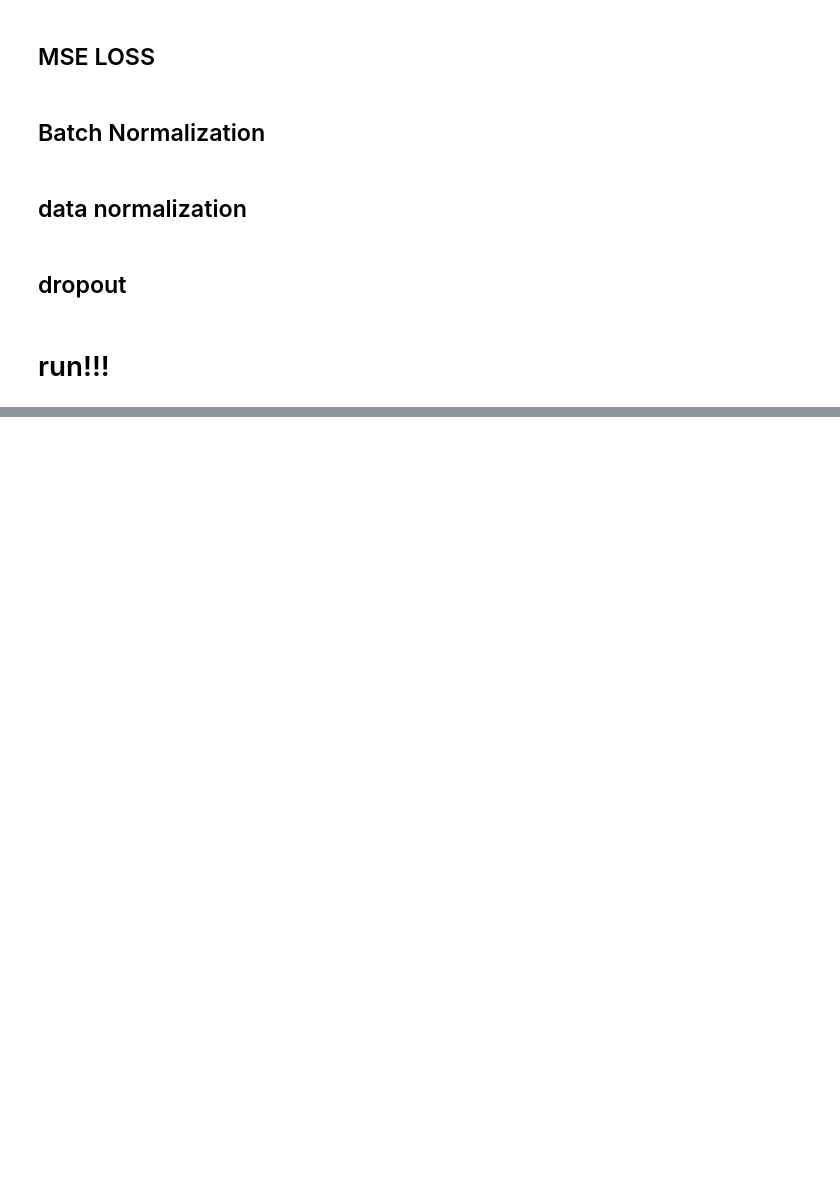
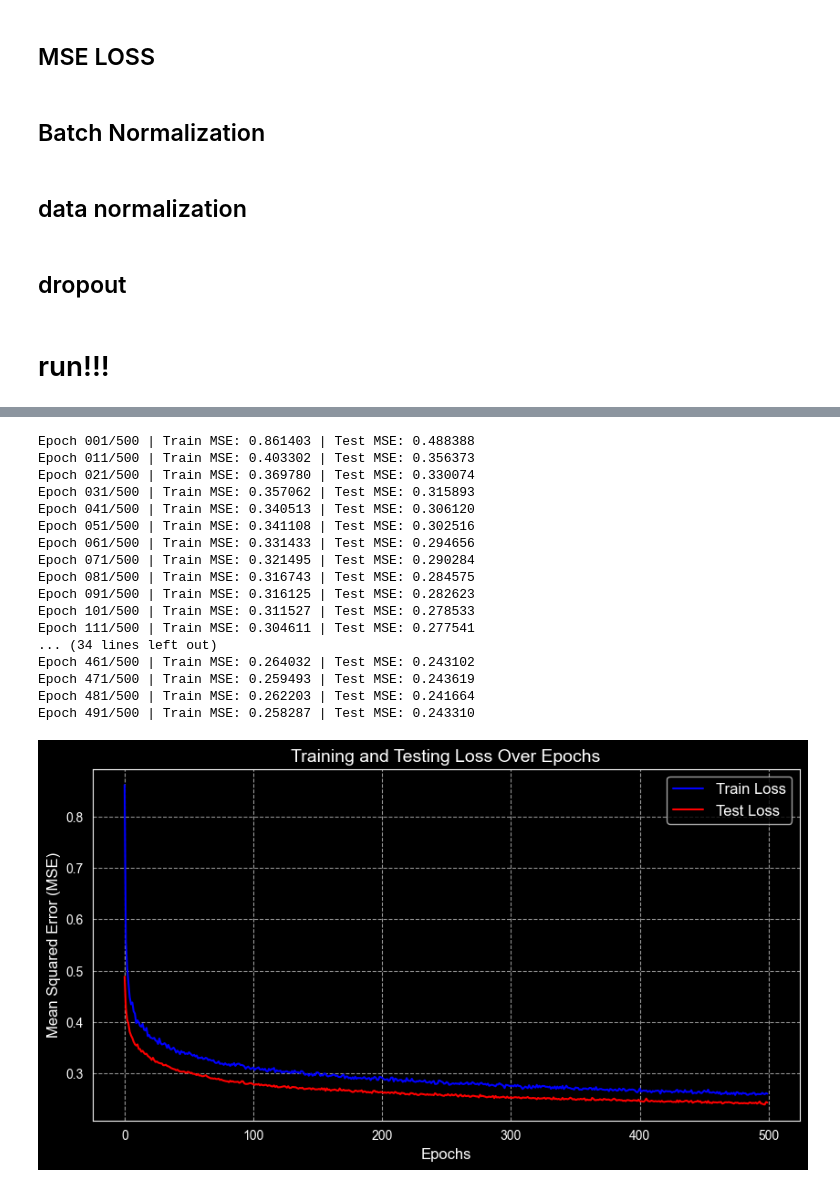
Before and after one commit to mohammadrezakasra/house-price-prediction, a Jupyter notebook: neural_network_with _dropout.ipynb, the cells around one changed output, grey strips where cells are left out. Drawn from its saved outputs; the diff is of its cells as text; code cells hidden in the pictures; blank space fills up the shorter version.

```diff
--- a/neural_network_with _dropout.ipynb
+++ b/neural_network_with _dropout.ipynb
@@ -412,0 +432,30 @@ Epoch 191/200 | Train MSE: 0.218063 | Test MSE: 0.246071
+# %%
+network_run = NeuralNetwork(
+    input_dim=13,
+    output_dim=1,
+    hidden_layers=[64, 32],
+    training_data=[x_train_scaled, y_train_scaled],
+    testing_data=[x_test_scaled, y_test_scaled],
+    dropout_p=0.1
+)
+
+network_run.train(epochs=500, batch_size=32, lr=0.001)
+# %% [output]
+Epoch 001/500 | Train MSE: 0.861403 | Test MSE: 0.488388
+Epoch 011/500 | Train MSE: 0.403302 | Test MSE: 0.356373
+Epoch 021/500 | Train MSE: 0.369780 | Test MSE: 0.330074
+Epoch 031/500 | Train MSE: 0.357062 | Test MSE: 0.315893
+Epoch 041/500 | Train MSE: 0.340513 | Test MSE: 0.306120
+Epoch 051/500 | Train MSE: 0.341108 | Test MSE: 0.302516
+Epoch 061/500 | Train MSE: 0.331433 | Test MSE: 0.294656
+Epoch 071/500 | Train MSE: 0.321495 | Test MSE: 0.290284
+Epoch 081/500 | Train MSE: 0.316743 | Test MSE: 0.284575
+Epoch 091/500 | Train MSE: 0.316125 | Test MSE: 0.282623
+Epoch 101/500 | Train MSE: 0.311527 | Test MSE: 0.278533
+Epoch 111/500 | Train MSE: 0.304611 | Test MSE: 0.277541
+... (34 lines left out)
+Epoch 461/500 | Train MSE: 0.264032 | Test MSE: 0.243102
+Epoch 471/500 | Train MSE: 0.259493 | Test MSE: 0.243619
+Epoch 481/500 | Train MSE: 0.262203 | Test MSE: 0.241664
+Epoch 491/500 | Train MSE: 0.258287 | Test MSE: 0.243310
+[figure, added]
```
Also changed, not shown: parts of 6 cells of this notebook, 1 other file.
